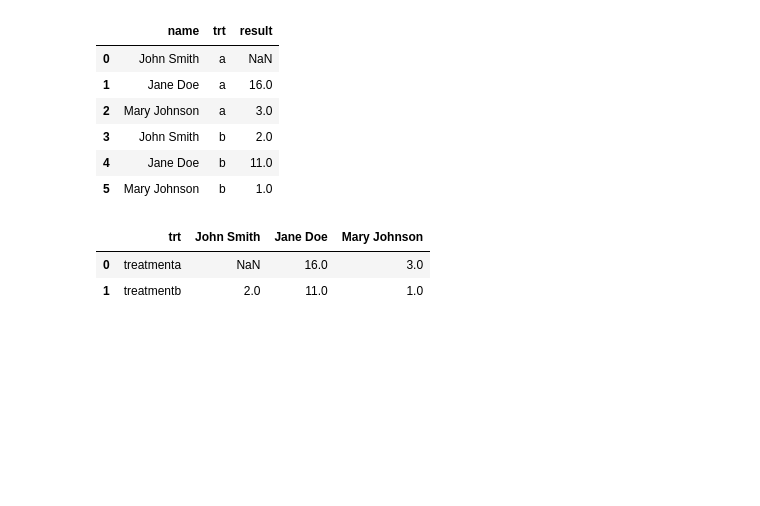
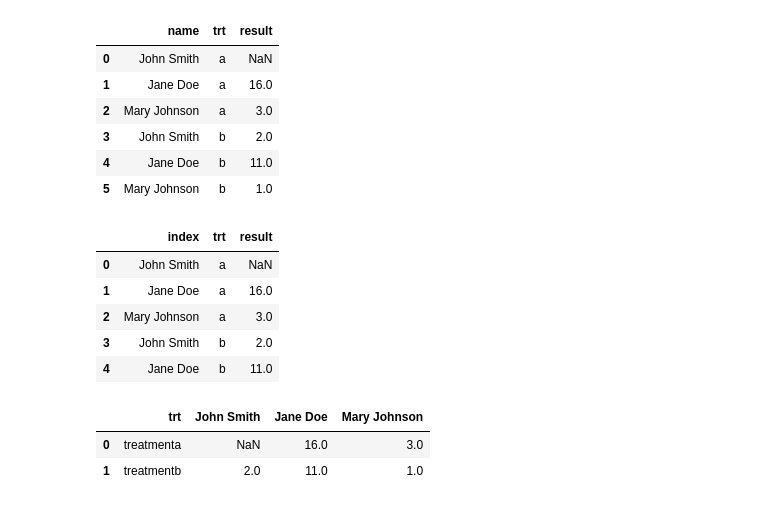
Before and after one commit to ross-fisher/DS-Unit-1-Sprint-2-Data-Wrangling-and-Storytelling, a Jupyter notebook: module1-join-and-reshape-data/LS_DS_121_Join_and_Reshape_Data_Assignment.ipynb, the cells around one changed output. Drawn from its saved outputs; the diff is of its cells as text; code cells hidden in the pictures; blank space fills up the shorter version.

```diff
--- a/module1-join-and-reshape-data/LS_DS_121_Join_and_Reshape_Data_Assignment.ipynb
+++ b/module1-join-and-reshape-data/LS_DS_121_Join_and_Reshape_Data_Assignment.ipynb
@@ -243,6 +244,19 @@ tidy
 | 3 | John Smith | b | 2.0 |
 | 4 | Jane Doe | b | 11.0 |
 | 5 | Mary Johnson | b | 1.0 |
+# %%
+from dfply import *
+tidy = (table1
+        >> gather('trt', 'result', ['treatmenta', 'treatmentb'])
+        >> mutate(trt=X.trt.str.replace('treatment','')))
+tidy.head()
+# %% [output]
+|  | index | trt | result |
+| 0 | John Smith | a | NaN |
+| 1 | Jane Doe | a | 16.0 |
+| 2 | Mary Johnson | a | 3.0 |
+| 3 | John Smith | b | 2.0 |
+| 4 | Jane Doe | b | 11.0 |
 # %%
 # https://stackoverflow.com/questions/49046317/pandas-pivot-merge-multiple-columns-into-single-using-column-headers-as-values
 #
```
Also changed, not shown: parts of 6 cells of this notebook, 5 other files.
